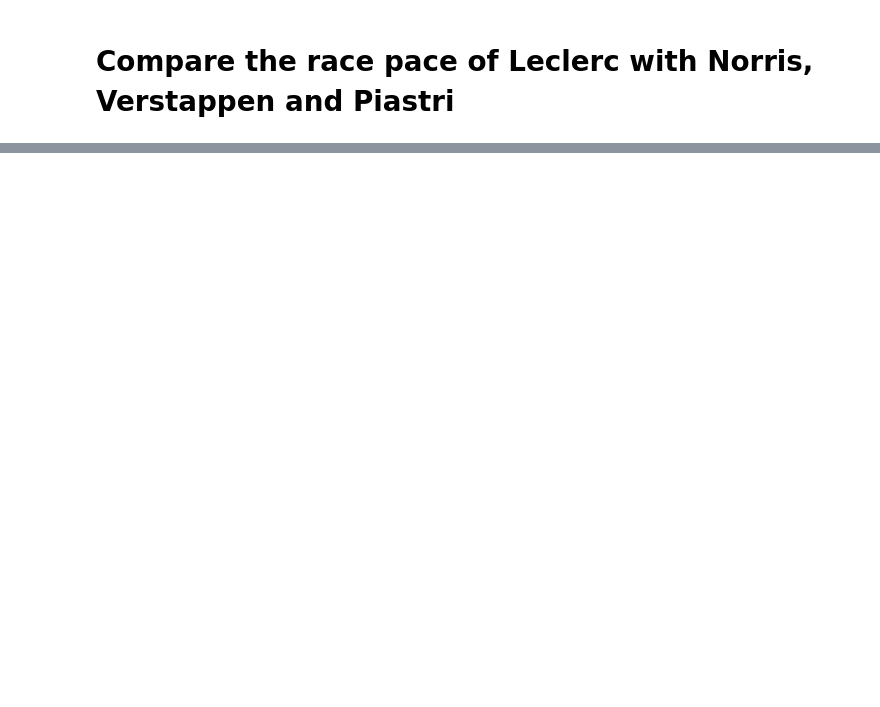
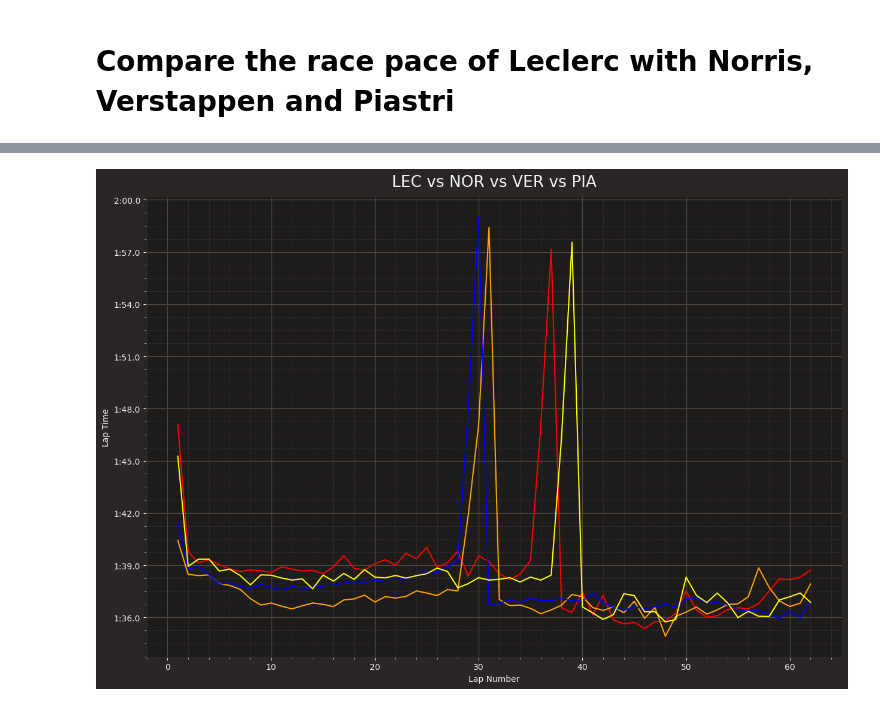
Before and after one commit to iamgiu/Singapore-Grand-Prix-2024_Race-Pace, a Jupyter notebook: Singapore Grand Prix 2024 - Race Pace LEC.ipynb, the cells around one changed output, grey strips where cells are left out. Saved outputs shown, nothing was run; the diff lists cells and outputs as text; code cells hidden in the pictures; blank space fills up the shorter version.

```diff
--- a/Singapore Grand Prix 2024 - Race Pace LEC.ipynb
+++ b/Singapore Grand Prix 2024 - Race Pace LEC.ipynb
@@ -39,0 +60,5 @@ core           INFO     Finished loading data for 20 drivers: ['4', '1', '44', '
+# %%
+lec = race.laps.pick_driver('LEC')
+nor = race.laps.pick_driver('NOR')
+ver = race.laps.pick_driver('VER')
+pia = race.laps.pick_driver('PIA')
@@ -39,0 +67,12 @@ core           INFO     Finished loading data for 20 drivers: ['4', '1', '44', '
+# %%
+fig, ax = plt.subplots(figsize=(15, 10))
+ax.plot(ver['LapNumber'], lec['LapTime'], color='red')
+ax.plot(nor['LapNumber'], nor['LapTime'], color='orange')
+ax.plot(ver['LapNumber'], ver['LapTime'], color='blue')
+ax.plot(ver['LapNumber'], pia['LapTime'], color='yellow')
+ax.set_title("LEC vs NOR vs VER vs PIA")
+ax.set_xlabel("Lap Number")
+ax.set_ylabel("Lap Time")
+plt.show()
+# %% [output]
+[figure, added]
```
Also changed, not shown: parts of 4 cells of this notebook.
